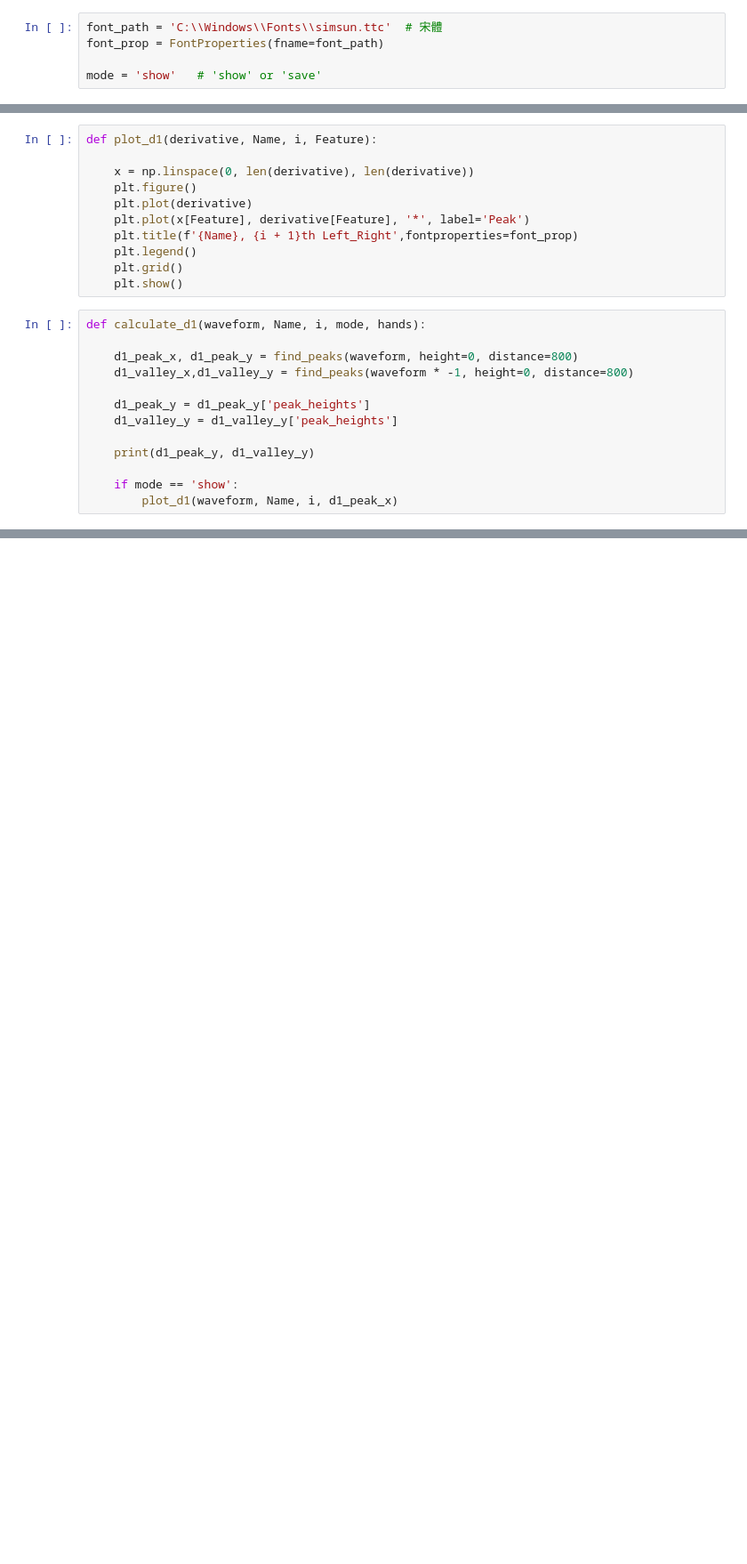
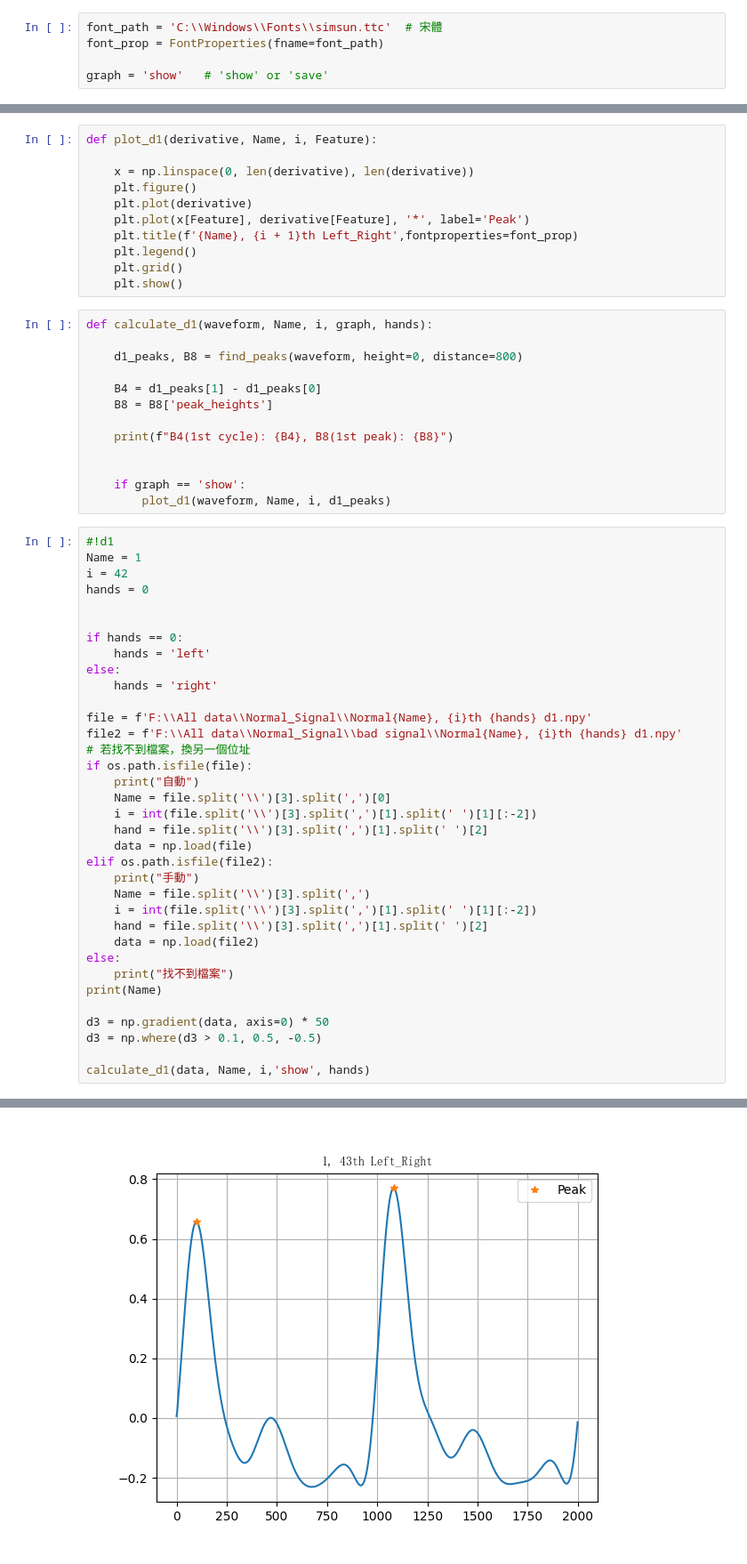
Before and after one commit to m11217045/PPG, a Jupyter notebook: checkfile.ipynb, the cells around one changed output, grey strips where cells are left out. Shown at 89% size. Saved outputs shown, nothing was run; the diff lists cells and outputs as text; blank space fills up the shorter version.

Commit message:
Finish 2.0
calculate feature

```diff
--- a/checkfile.ipynb
+++ b/checkfile.ipynb
@@ -9,4 +9,4 @@ import os
 font_path = 'C:\\Windows\\Fonts\\simsun.ttc'  # 宋體
 font_prop = FontProperties(fname=font_path)
 
-mode = 'show'   # 'show' or 'save'
+graph = 'show'   # 'show' or 'save'
@@ -26,15 +111,51 @@ def plot_d1(derivative, Name, i, Feature):
     plt.grid()
     plt.show()
 # %%
-def calculate_d1(waveform, Name, i, mode, hands):
+def calculate_d1(waveform, Name, i, graph, hands):
 
-    d1_peak_x, d1_peak_y = find_peaks(waveform, height=0, distance=800)
-    d1_valley_x,d1_valley_y = find_peaks(waveform * -1, height=0, distance=800)
+    d1_peaks, B8 = find_peaks(waveform, height=0, distance=800)
 
-    d1_peak_y = d1_peak_y['peak_heights']
-    d1_valley_y = d1_valley_y['peak_heights']
+    B4 = d1_peaks[1] - d1_peaks[0]
+    B8 = B8['peak_heights']
 
-    print(d1_peak_y, d1_valley_y)
+    print(f"B4(1st cycle): {B4}, B8(1st peak): {B8}")
 
-    if mode == 'show':
-        plot_d1(waveform, Name, i, d1_peak_x)
+
+    if graph == 'show':
+        plot_d1(waveform, Name, i, d1_peaks)
+# %%
+#!d1
+Name = 1
+i = 42
+hands = 0
+
+
+if hands == 0:
+    hands = 'left'
+else:
+    hands = 'right'
+
+file = f'F:\\All data\\Normal_Signal\\Normal{Name}, {i}th {hands} d1.npy'
+file2 = f'F:\\All data\\Normal_Signal\\bad signal\\Normal{Name}, {i}th {hands} d1.npy'
+# 若找不到檔案，換另一個位址
+if os.path.isfile(file):
+    print("自動")
+    Name = file.split('\\')[3].split(',')[0]
+    i = int(file.split('\\')[3].split(',')[1].split(' ')[1][:-2])
+    hand = file.split('\\')[3].split(',')[1].split(' ')[2]
+    data = np.load(file)
+elif os.path.isfile(file2):
+    print("手動")
+    Name = file.split('\\')[3].split(',')
+    i = int(file.split('\\')[3].split(',')[1].split(' ')[1][:-2])
+    hand = file.split('\\')[3].split(',')[1].split(' ')[2]
+    data = np.load(file2)
+else:
+    print("找不到檔案")
+print(Name)
+
+d3 = np.gradient(data, axis=0) * 50
+d3 = np.where(d3 > 0.1, 0.5, -0.5)
+
+calculate_d1(data, Name, i,'show', hands)
+# %% [output]
@@ -40,0 +165 @@ def calculate_d1(waveform, Name, i, mode, hands):
+[figure, added]
```
Also changed, not shown: parts of 10 cells of this notebook, 1 other file.
